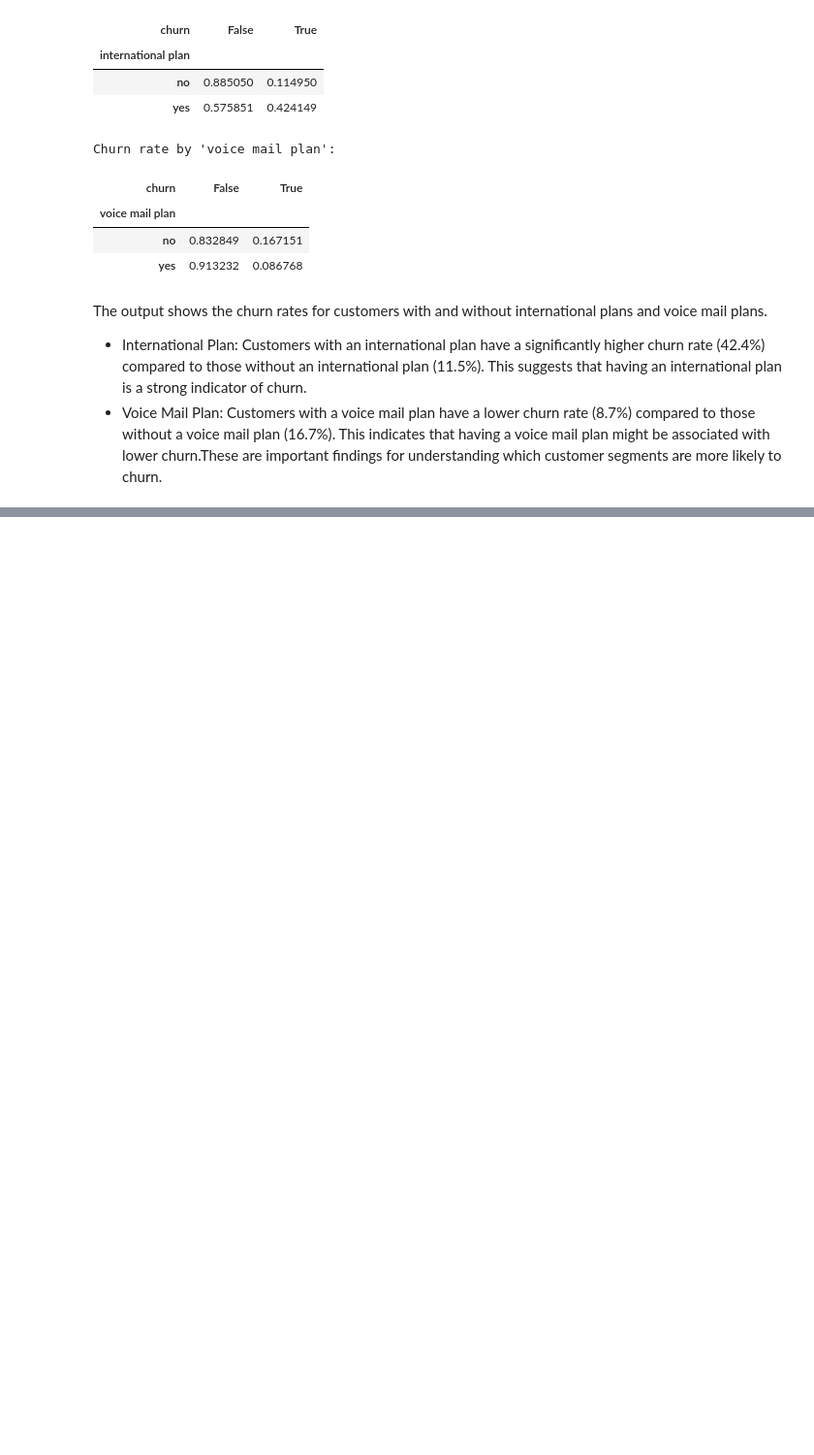
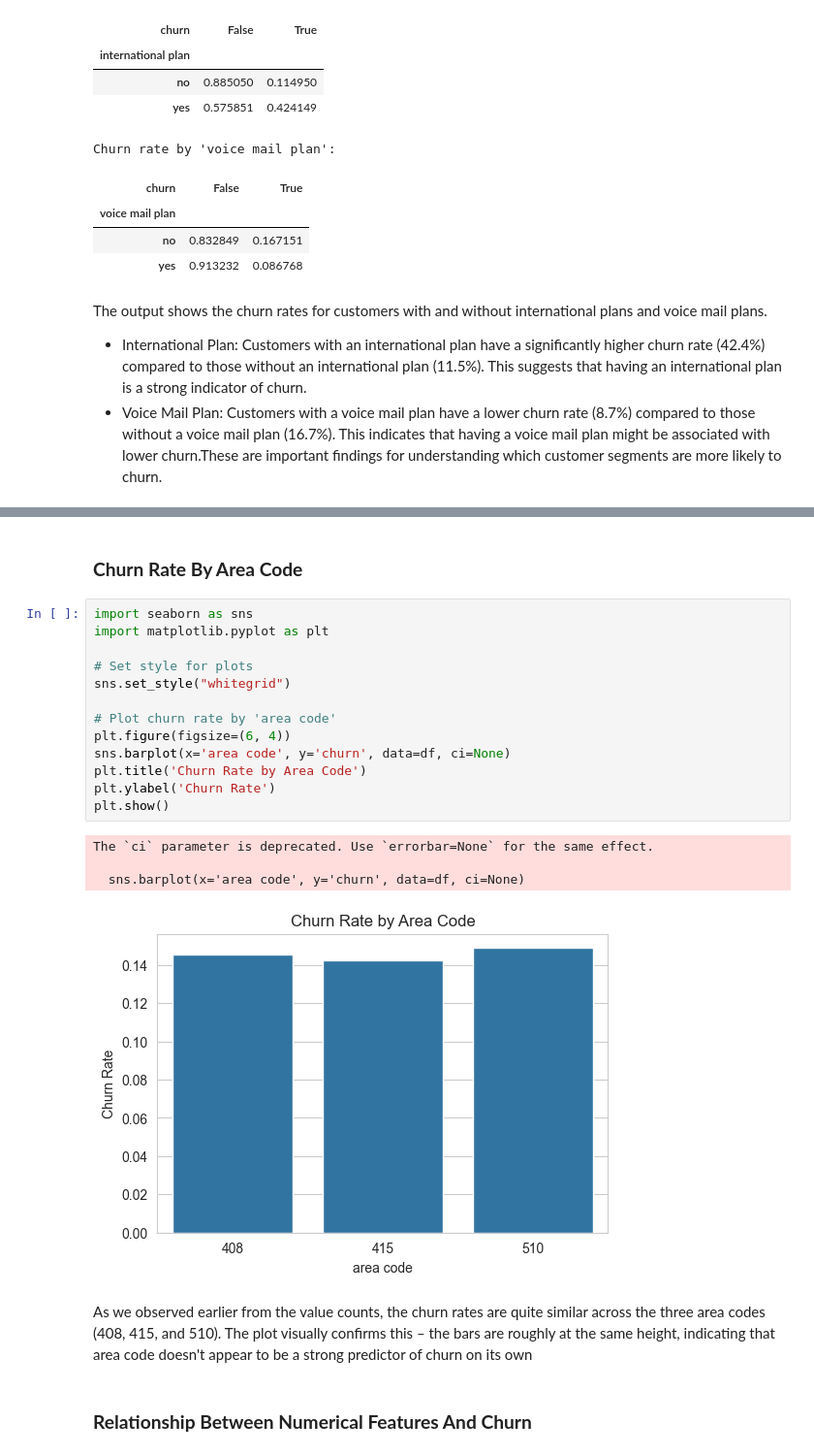
Before and after one commit to Wangui10/syria-tel-churn, a Jupyter notebook: classification_notebook.ipynb, the cells around one changed output, grey strips where cells are left out. Shown at 97% size. Saved outputs shown, nothing was run; the diff lists cells and outputs as text; blank space fills up the shorter version.

```diff
--- a/classification_notebook.ipynb
+++ b/classification_notebook.ipynb
@@ -191,0 +304,24 @@ The output shows the churn rates for customers with and without international pl
+# %% [markdown]
+### **Churn Rate By Area Code**
+# %%
+import seaborn as sns
+import matplotlib.pyplot as plt
+
+# Set style for plots
+sns.set_style("whitegrid")
+
+# Plot churn rate by 'area code'
+plt.figure(figsize=(6, 4))
+sns.barplot(x='area code', y='churn', data=df, ci=None)
+plt.title('Churn Rate by Area Code')
+plt.ylabel('Churn Rate')
+plt.show()
+# %% [output]
+The `ci` parameter is deprecated. Use `errorbar=None` for the same effect.
+
+  sns.barplot(x='area code', y='churn', data=df, ci=None)
+[figure, added]
+# %% [markdown]
+As we observed earlier from the value counts, the churn rates are quite similar across the three area codes (408, 415, and 510). The plot visually confirms this – the bars are roughly at the same height, indicating that area code doesn't appear to be a strong predictor of churn on its own
+# %% [markdown]
+ ### **Relationship Between Numerical Features And Churn**
```
Also changed, not shown: parts of 13 cells of this notebook.
